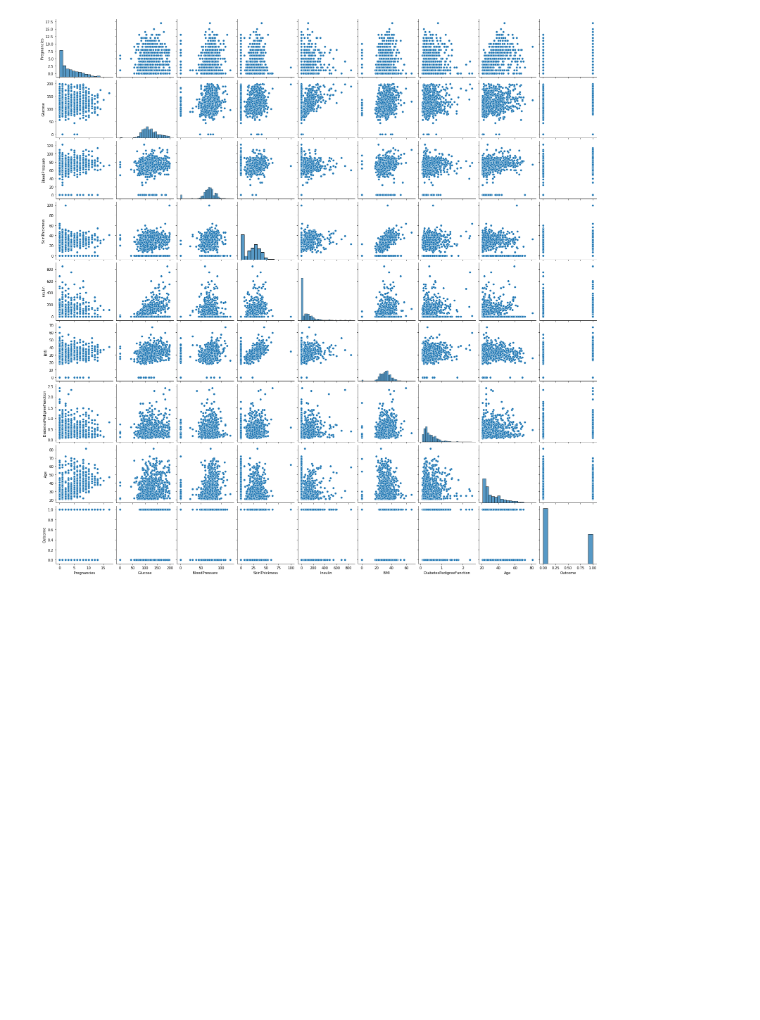
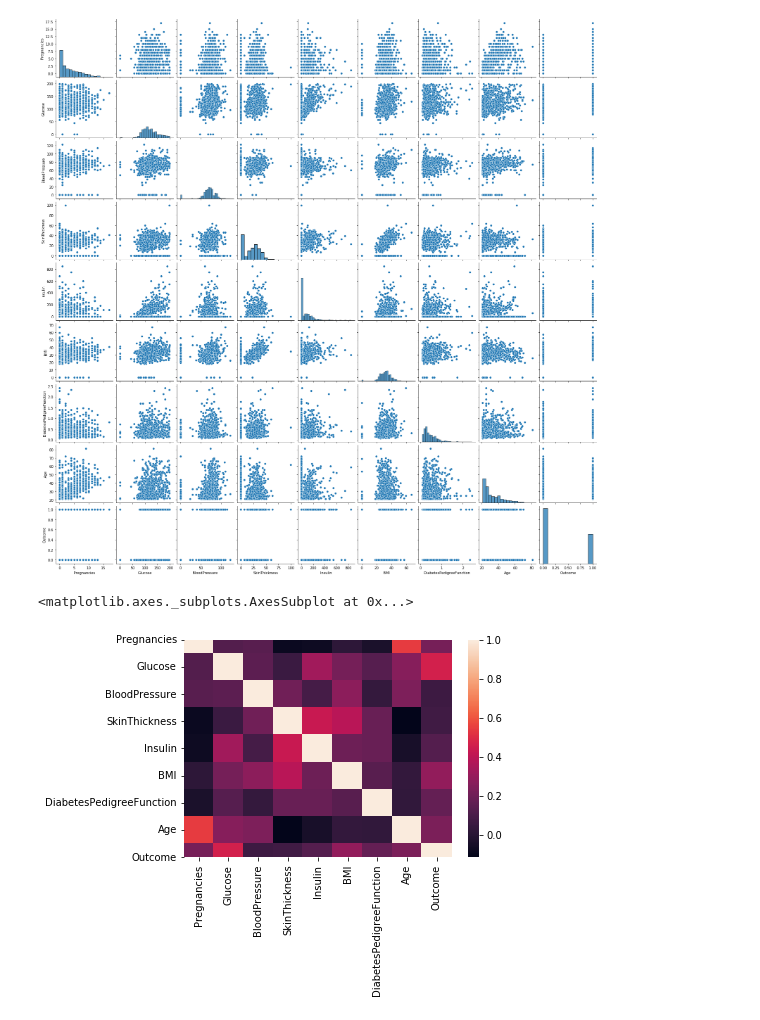
Before and after one commit to sabheen9/Diabetic-Patient-Prediction, a Jupyter notebook: DiabeticPatientPrediction.ipynb, the cells around one changed output. Saved outputs shown, nothing was run; the diff lists cells and outputs as text; code cells hidden in the pictures; blank space fills up the shorter version.

```diff
--- a/DiabeticPatientPrediction.ipynb
+++ b/DiabeticPatientPrediction.ipynb
@@ -129,3 +138,9 @@ sns.pairplot(data)
 # %% [output]
 <seaborn.axisgrid.PairGrid at 0x...>
 [figure]
+# %%
+data_corr=data.corr()
+sns.heatmap(data_corr)
+# %% [output]
+<matplotlib.axes._subplots.AxesSubplot at 0x...>
+[figure, added]
```
Also changed, not shown: parts of 1 cell of this notebook.
